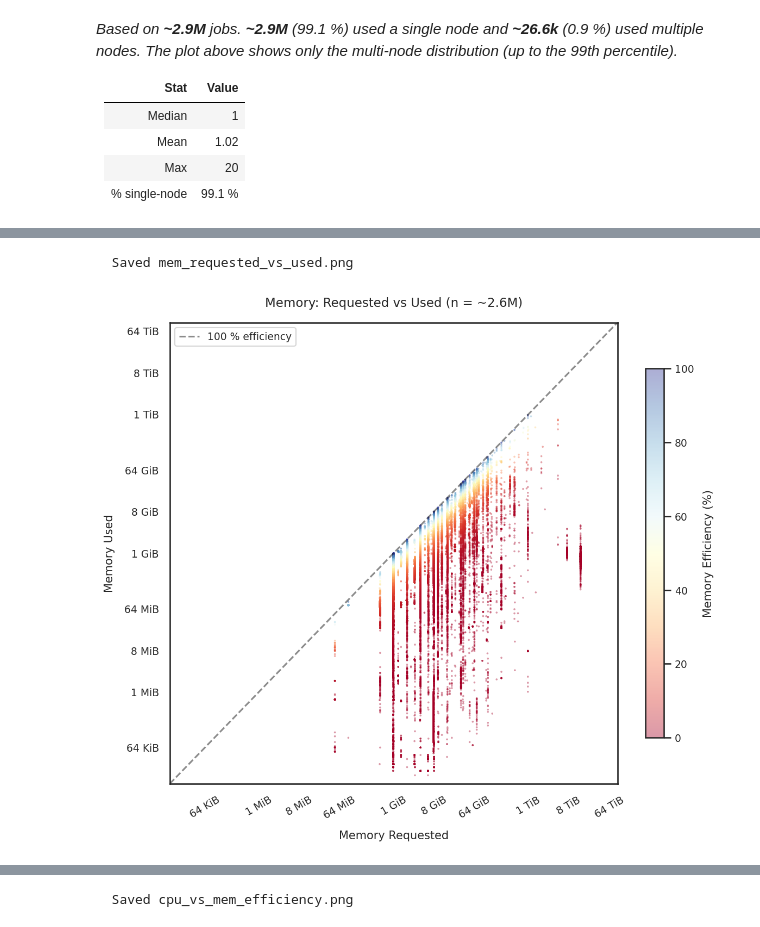
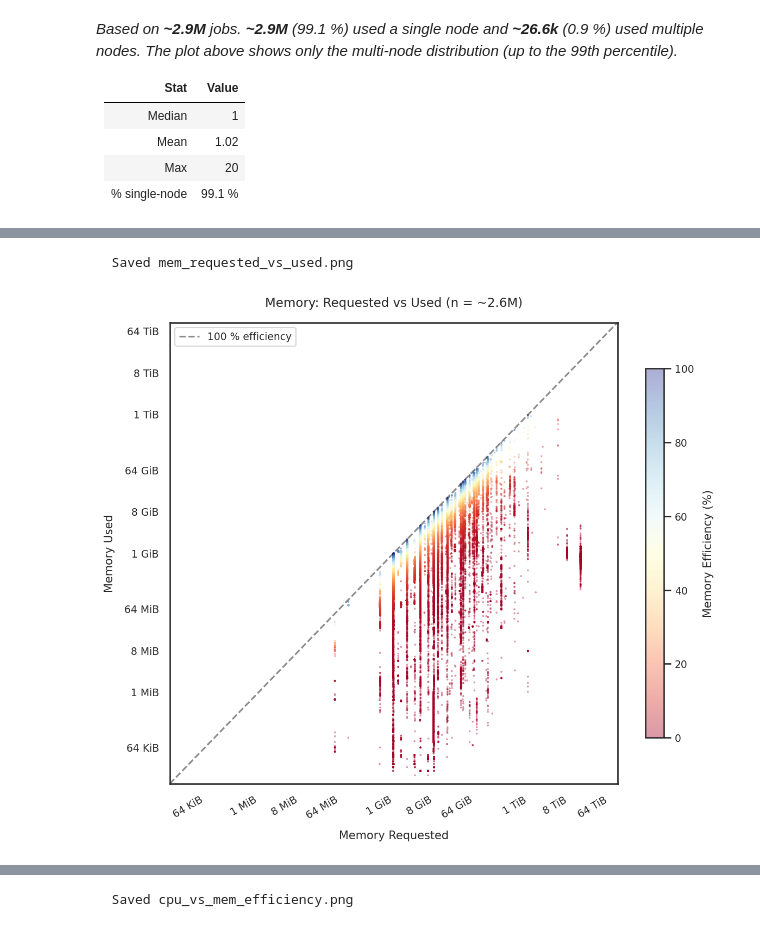
Before and after one commit to kcl-eresearch/hpc-data-analysis, a Jupyter notebook: notebooks/blog_2026-02_sustainability.ipynb, the cells around one changed output, grey strips where cells are left out. Drawn from its saved outputs; the diff is of its cells as text; code cells hidden in the pictures.

```diff
--- a/notebooks/blog_2026-02_sustainability.ipynb
+++ b/notebooks/blog_2026-02_sustainability.ipynb
@@ -299,7 +299,7 @@ bars = ax.bar(state_labels, state_counts, color=state_colors, edgecolor='white',
 for bar, count in zip(bars, state_counts):
     pct = count / total_all * 100
     ax.text(bar.get_x() + bar.get_width() / 2, bar.get_height(),
-            f'{approx(count)}\n({pct:.1f}%)', ha='center', va='bottom', fontsize=9)
+            f'{approx(count)} ({pct:.1f}%)', ha='center', va='bottom', fontsize=9)
 
 ax.set_ylabel('Number of Jobs')
 y_max = max(state_counts)
@@ -989,56 +1086,55 @@ mem_sc['eff'] = mem_sc['mem_eff']
 # Filter out zeros for log scale
 mem_sc = mem_sc[(mem_sc['req_gib'] > 0) & (mem_sc['used_gib'] > 0)]
 
+# Subsample for scatter plot
 sample = mem_sc.sample(min(80_000, len(mem_sc)), random_state=42)
 
-# Clean binary tick positions (in GiB) and labels
+# Same range for both axes so the diagonal goes corner-to-corner
+all_vals = pd.concat([mem_sc['req_gib'], mem_sc['used_gib']])
+lo = 10 ** np.floor(np.log10(all_vals.quantile(0.001)))
+hi = 10 ** np.ceil(np.log10(all_vals.quantile(0.999)))
+
+# Binary ticks covering both requested and used ranges
 _mem_ticks = [
-    (1/1024/1024, '1 KiB'), (1/1024/128, '8 KiB'), (1/1024/16, '64 KiB'),
+    (1/1024/16, '64 KiB'),
     (1/1024, '1 MiB'), (1/128, '8 MiB'), (1/16, '64 MiB'),
     (1, '1 GiB'), (8, '8 GiB'), (64, '64 GiB'),
     (1024, '1 TiB'), (8*1024, '8 TiB'), (64*1024, '64 TiB'),
 ]
+visible = [(v, l) for v, l in _mem_ticks if lo <= v <= hi]
 
 fig, ax = plt.subplots(figsize=(8, 7))
 sc = ax.scatter(sample['req_gib'], sample['used_gib'],
                 c=sample['eff'], cmap='RdYlBu', vmin=0, vmax=100,
                 s=3, alpha=0.4, edgecolors='none', rasterized=True)
-cbar = fig.colorbar(sc, ax=ax, label='Memory Efficiency (%)', shrink=0.8)
+cbar = fig.colorbar(sc, ax=ax, shrink=0.8)
 cbar.set_label('Memory Efficiency (%)', fontsize=10)
 cbar.ax.tick_params(labelsize=9)
 
-# Use percentiles to focus on the bulk of data, snap to decades
-all_vals = pd.concat([mem_sc['req_gib'], mem_sc['used_gib']])
-lo = 10 ** np.floor(np.log10(all_vals.quantile(0.005)))
-hi = 10 ** np.ceil(np.log10(all_vals.quantile(0.995)))
 ax.plot([lo, hi], [lo, hi], 'k--', lw=1.5, alpha=0.5, label='100 % efficiency')
 
 ax.set_xlabel('Memory Requested', fontsize=10)
 ax.set_ylabel('Memory Used', fontsize=10)
 ax.set_title(f'Memory: Requested vs Used (n = {approx(len(mem_sc))})', fontsize=11)
 ax.set_xscale('log')
 ax.set_yscale('log')
 ax.set_xlim(lo, hi)
 ax.set_ylim(lo, hi)
 ax.tick_params(labelsize=9)
 
-# Apply clean binary ticks (filter to visible range)
-visible = [(v, l) for v, l in _mem_ticks if lo <= v <= hi]
 if visible:
     tick_vals, tick_labels = zip(*visible)
     ax.set_xticks(tick_vals)
-    ax.set_xticklabels(tick_labels, fontsize=9)
+    ax.set_xticklabels(tick_labels, fontsize=9, rotation=30, ha='right')
     ax.set_yticks(tick_vals)
     ax.set_yticklabels(tick_labels, fontsize=9)
-# Disable minor ticks that would clutter
 ax.xaxis.set_minor_locator(mticker.NullLocator())
 ax.yaxis.set_minor_locator(mticker.NullLocator())
 
-ax.tick_params(axis='x', rotation=30)
 ax.legend(fontsize=9)
 plt.tight_layout()
 savefig('mem_requested_vs_used.png')
 plt.show()
 # %% [output]
   Saved mem_requested_vs_used.png
-[figure, old version]
+[figure, new version]
```
Also changed, not shown: parts of 7 cells of this notebook, 16 other files.
